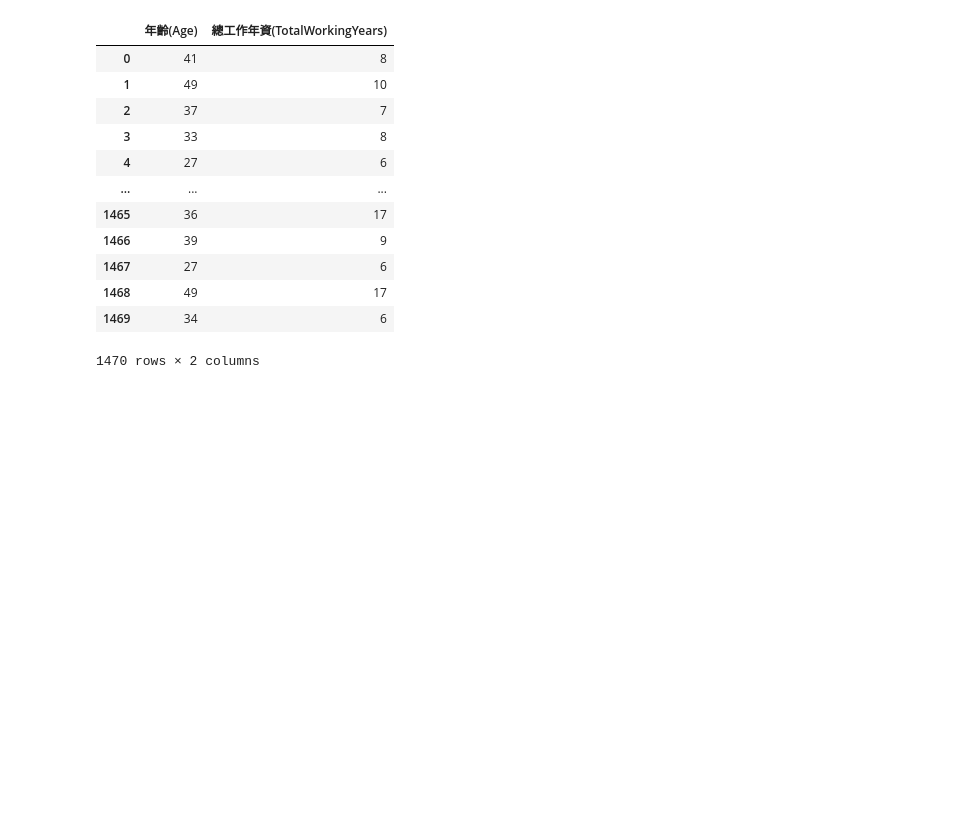
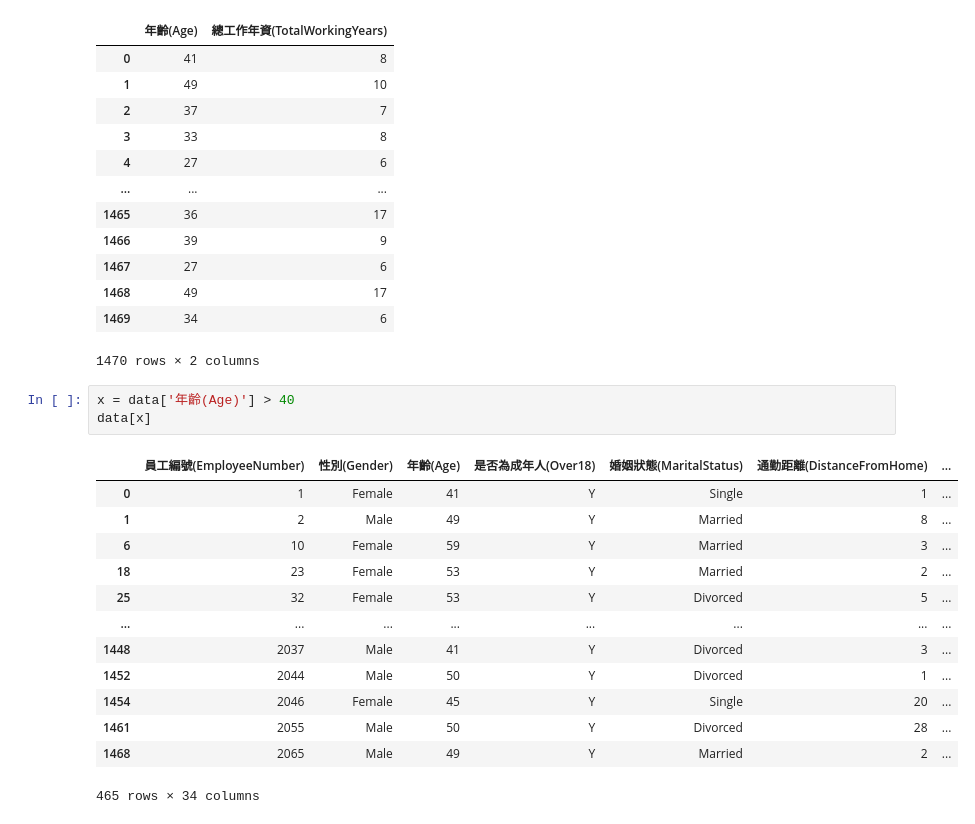
Before and after one commit to wu4fmp6/machine_learning, a Jupyter notebook: pandas.ipynb, the cells around one changed output. Cells and saved outputs as stored; diff of their text form; blank space fills up the shorter version.

```diff
--- a/pandas.ipynb
+++ b/pandas.ipynb
@@ -49,3 +38,20 @@ data[['年齡(Age)','總工作年資(TotalWorkingYears)']]
 | 1468 | 49 | 17 |
 | 1469 | 34 | 6 |
 1470 rows × 2 columns
+# %%
+x = data['年齡(Age)'] > 40
+data[x]
+# %% [output]
+|  | 員工編號(EmployeeNumber) | 性別(Gender) | 年齡(Age) | 是否為成年人(Over18) | 婚姻狀態(MaritalStatus) | 通勤距離(DistanceFromHome) | ... |
+| 0 | 1 | Female | 41 | Y | Single | 1 | ... |
+| 1 | 2 | Male | 49 | Y | Married | 8 | ... |
+| 6 | 10 | Female | 59 | Y | Married | 3 | ... |
+| 18 | 23 | Female | 53 | Y | Married | 2 | ... |
+| 25 | 32 | Female | 53 | Y | Divorced | 5 | ... |
+| ... | ... | ... | ... | ... | ... | ... | ... |
+| 1448 | 2037 | Male | 41 | Y | Divorced | 3 | ... |
+| 1452 | 2044 | Male | 50 | Y | Divorced | 1 | ... |
+| 1454 | 2046 | Female | 45 | Y | Single | 20 | ... |
+| 1461 | 2055 | Male | 50 | Y | Divorced | 28 | ... |
+| 1468 | 2065 | Male | 49 | Y | Married | 2 | ... |
+465 rows × 34 columns
```
Also changed, not shown: parts of 2 cells of this notebook.
